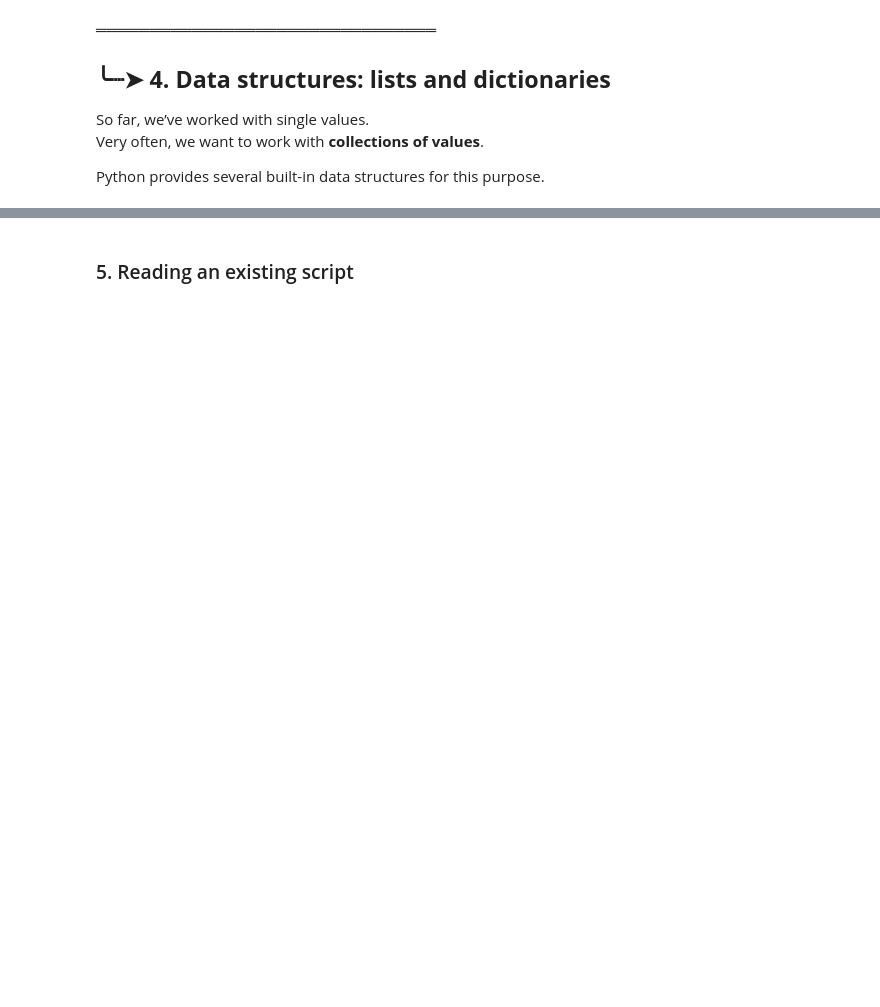
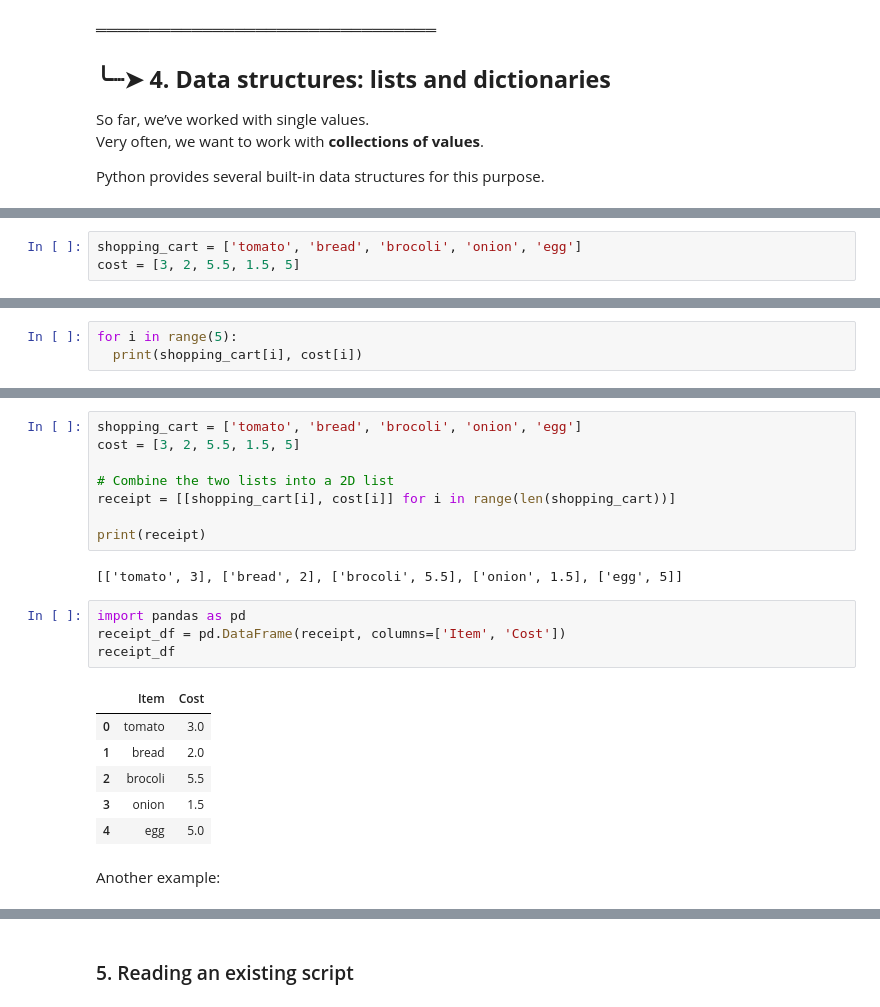
Before and after one commit to Yuweien/Python-Workshop, a Jupyter notebook: Python_Workshop_for_Beginners_2_18.ipynb, the cells around one changed output, grey strips where cells are left out. Drawn from its saved outputs; the diff is of its cells as text; blank space fills up the shorter version.

```diff
--- a/Python_Workshop_for_Beginners_2_18.ipynb
+++ b/Python_Workshop_for_Beginners_2_18.ipynb
@@ -256,0 +356,3 @@ Lists: ordered collections
+# %%
+shopping_cart = ['tomato', 'bread', 'brocoli', 'onion', 'egg']
+cost = [3, 2, 5.5, 1.5, 5]
@@ -256,0 +393,3 @@ Lists: ordered collections
+# %%
+for i in range(5):
+  print(shopping_cart[i], cost[i])
@@ -256,0 +412,23 @@ Lists: ordered collections
+# %%
+shopping_cart = ['tomato', 'bread', 'brocoli', 'onion', 'egg']
+cost = [3, 2, 5.5, 1.5, 5]
+
+# Combine the two lists into a 2D list
+receipt = [[shopping_cart[i], cost[i]] for i in range(len(shopping_cart))]
+
+print(receipt)
+# %% [output]
+[['tomato', 3], ['bread', 2], ['brocoli', 5.5], ['onion', 1.5], ['egg', 5]]
+# %%
+import pandas as pd
+receipt_df = pd.DataFrame(receipt, columns=['Item', 'Cost'])
+receipt_df
+# %% [output]
+|  | Item | Cost |
+| 0 | tomato | 3.0 |
+| 1 | bread | 2.0 |
+| 2 | brocoli | 5.5 |
+| 3 | onion | 1.5 |
+| 4 | egg | 5.0 |
+# %% [markdown]
+Another example:
```
Also changed, not shown: parts of 79 cells of this notebook.
